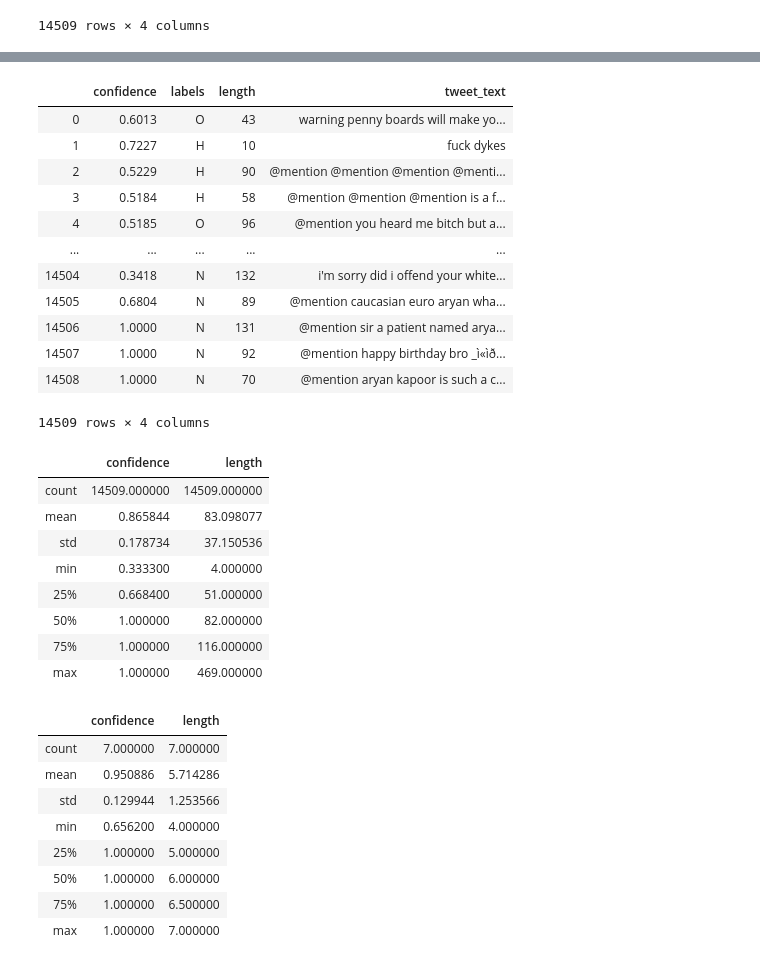
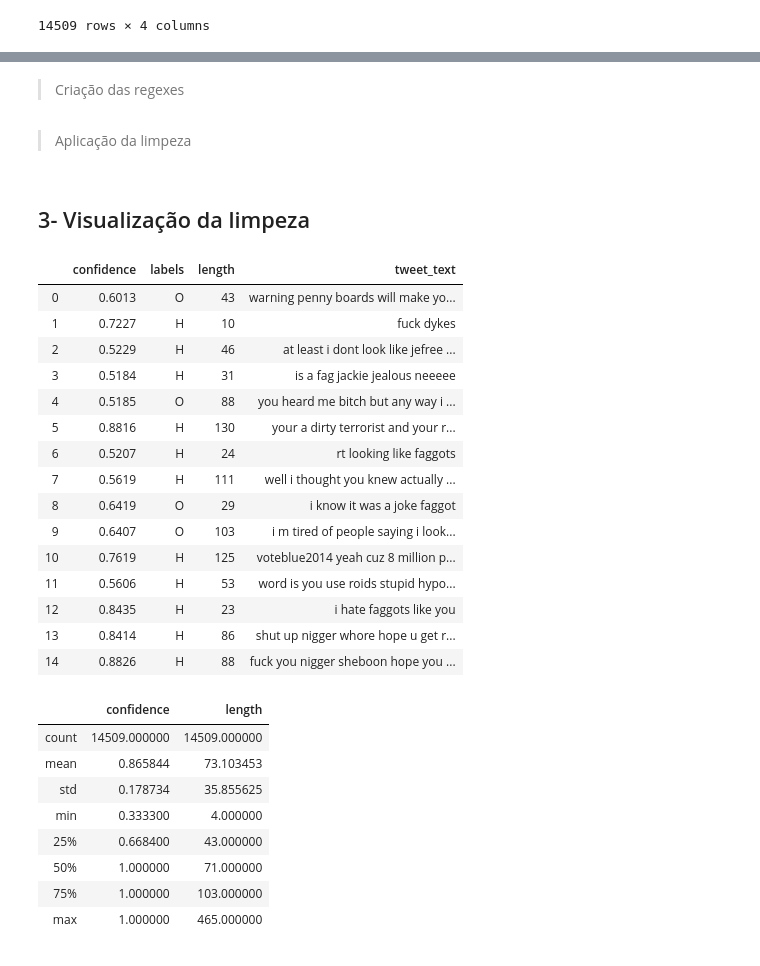
Before and after one commit to filipecard/analise-de-odio, a Jupyter notebook: Análise Descritiva Supervisionada/2 - Preparação dos dados.ipynb, the cells around one changed output, grey strips where cells are left out. Drawn from its saved outputs; the diff is of its cells as text; code cells hidden in the pictures.

Commit message:
Finalizar limpeza do texto

```diff
--- a/Análise Descritiva Supervisionada/2 - Preparação dos dados.ipynb
+++ b/Análise Descritiva Supervisionada/2 - Preparação dos dados.ipynb
@@ -28,60 +28,57 @@ data
 # %%
 import re
 import string
+# %% [markdown]
+>Criação das regexes
 # %%
 def clean_text_round1(text):
     text = text.lower()
-    text = re.sub(r'@(\w+)\W', '@mention ', text) #Substituir menções de usuários
-    text = re.sub(r'https?://(.+)\s', '@link ', text) #Remover links
+    text = re.sub(r'@(\w+)\W', ' ', text) #Substituir menções de usuários
+    text = re.sub(r'https?://\S*', ' ', text) #Remover links
     text = re.sub(r'&[^;.]*;', ' ', text) #Apagar elementos de html
-    text = re.sub(r'[\.?!:;#"]', " ", text)
-    #text = re.sub(r'', ' ', text) #Remove hashtags
+    text = re.sub('[%s]' % string.punctuation, " ", text)
+    #text = re.sub('[^\w\s\d]', ' ', text)
     text = re.sub('\s{2,}', ' ', text) #Remover excesso de espaços
     text = re.sub(r'\s', ' ', text) #Remover whitespaces
     return text
 
 round1 = lambda x: clean_text_round1(x)
+# %% [markdown]
+>Aplicação da limpeza
 # %%
 clean = data.drop(columns='tweet_text')
 clean['tweet_text'] = pd.DataFrame.from_dict(data.tweet_text.apply(round1))
 clean['length'] = [len(text) for text in clean.tweet_text]
+# %% [markdown]
+## 3- Visualização da limpeza
 # %%
-clean
+clean.head(15)
 # %% [output]
 |  | confidence | labels | length | tweet_text |
 | 0 | 0.6013 | O | 43 | warning penny boards will make yo... |
 | 1 | 0.7227 | H | 10 | fuck dykes |
-| 2 | 0.5229 | H | 90 | @mention @mention @mention @menti... |
-| 3 | 0.5184 | H | 58 | @mention @mention @mention is a f... |
-| 4 | 0.5185 | O | 96 | @mention you heard me bitch but a... |
-| ... | ... | ... | ... | ... |
-| 14504 | 0.3418 | N | 132 | i'm sorry did i offend your white... |
-| 14505 | 0.6804 | N | 89 | @mention caucasian euro aryan wha... |
-| 14506 | 1.0000 | N | 131 | @mention sir a patient named arya... |
-| 14507 | 1.0000 | N | 92 | @mention happy birthday bro _ì«ìð... |
-| 14508 | 1.0000 | N | 70 | @mention aryan kapoor is such a c... |
+| 2 | 0.5229 | H | 46 | at least i dont look like jefree ... |
+| 3 | 0.5184 | H | 31 | is a fag jackie jealous neeeee |
+| 4 | 0.5185 | O | 88 | you heard me bitch but any way i ... |
+| 5 | 0.8816 | H | 130 | your a dirty terrorist and your r... |
+| 6 | 0.5207 | H | 24 | rt looking like faggots |
+| 7 | 0.5619 | H | 111 | well i thought you knew actually ... |
+| 8 | 0.6419 | O | 29 | i know it was a joke faggot |
+| 9 | 0.6407 | O | 103 | i m tired of people saying i look... |
+| 10 | 0.7619 | H | 125 | voteblue2014 yeah cuz 8 million p... |
+| 11 | 0.5606 | H | 53 | word is you use roids stupid hypo... |
+| 12 | 0.8435 | H | 23 | i hate faggots like you |
+| 13 | 0.8414 | H | 86 | shut up nigger whore hope u get r... |
+| 14 | 0.8826 | H | 88 | fuck you nigger sheboon hope you ... |
-14509 rows × 4 columns
 # %%
 clean.describe()
 # %% [output]
 |  | confidence | length |
 | count | 14509.000000 | 14509.000000 |
-| mean | 0.865844 | 83.098077 |
-| std | 0.178734 | 37.150536 |
+| mean | 0.865844 | 73.103453 |
+| std | 0.178734 | 35.855625 |
 | min | 0.333300 | 4.000000 |
-| 25% | 0.668400 | 51.000000 |
-| 50% | 1.000000 | 82.000000 |
-| 75% | 1.000000 | 116.000000 |
-| max | 1.000000 | 469.000000 |
+| 25% | 0.668400 | 43.000000 |
+| 50% | 1.000000 | 71.000000 |
+| 75% | 1.000000 | 103.000000 |
+| max | 1.000000 | 465.000000 |
-# %%
-clean.loc[clean['length'] < 8].describe()
-# %% [output]
-|  | confidence | length |
-| count | 7.000000 | 7.000000 |
-| mean | 0.950886 | 5.714286 |
-| std | 0.129944 | 1.253566 |
-| min | 0.656200 | 4.000000 |
-| 25% | 1.000000 | 5.000000 |
-| 50% | 1.000000 | 6.000000 |
-| 75% | 1.000000 | 6.500000 |
-| max | 1.000000 | 7.000000 |
```
Also changed, not shown: parts of 17 cells of this notebook, 2 other files.
